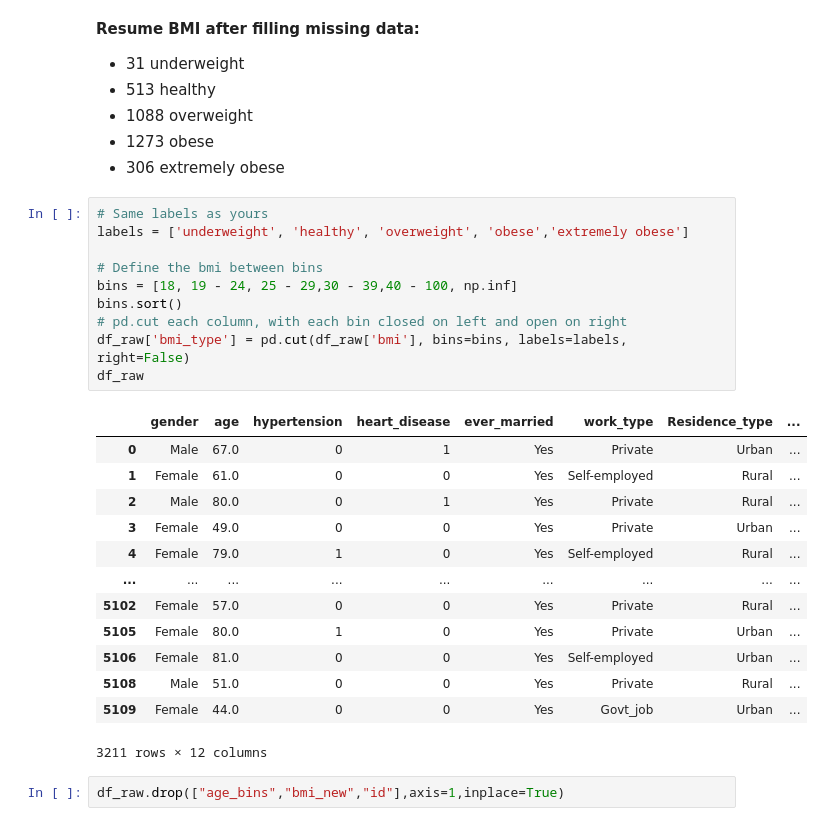
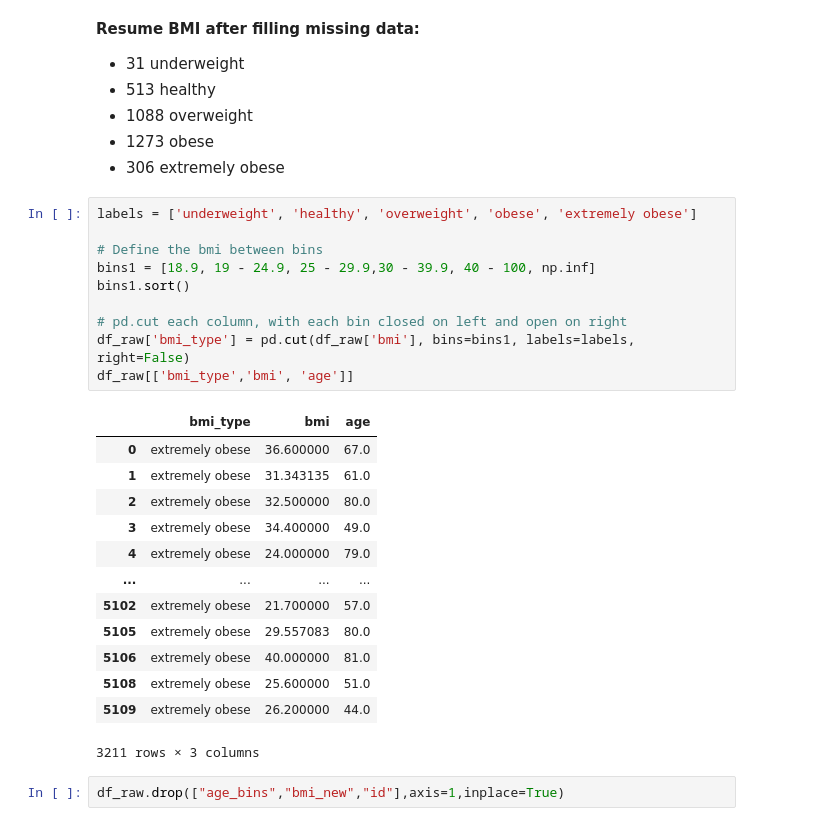
Before and after one commit to marfurt1/proyecto-final-stroke, a Jupyter notebook: src/Proyecto_final_grupo6.ipynb, the cells around one changed output. Cells and saved outputs as stored; diff of their text form.

```diff
--- a/src/Proyecto_final_grupo6.ipynb
+++ b/src/Proyecto_final_grupo6.ipynb
@@ -559,29 +560,29 @@ df_raw[df_raw['bmi']>= 40].shape
 - 1273 obese
 -  306 extremely obese
 # %%
-# Same labels as yours
-labels = ['underweight', 'healthy', 'overweight', 'obese','extremely obese']
+labels = ['underweight', 'healthy', 'overweight', 'obese', 'extremely obese']
 
 # Define the bmi between bins
-bins = [18, 19 - 24, 25 - 29,30 - 39,40 - 100, np.inf]
-bins.sort()
+bins1 = [18.9, 19 - 24.9, 25 - 29.9,30 - 39.9, 40 - 100, np.inf]
+bins1.sort()
+
 # pd.cut each column, with each bin closed on left and open on right
-df_raw['bmi_type'] = pd.cut(df_raw['bmi'], bins=bins, labels=labels, right=False)
-df_raw
+df_raw['bmi_type'] = pd.cut(df_raw['bmi'], bins=bins1, labels=labels, right=False)
+df_raw[['bmi_type','bmi', 'age']]
 # %% [output]
-|  | gender | age | hypertension | heart_disease | ever_married | work_type | Residence_type | ... |
-| 0 | Male | 67.0 | 0 | 1 | Yes | Private | Urban | ... |
-| 1 | Female | 61.0 | 0 | 0 | Yes | Self-employed | Rural | ... |
-| 2 | Male | 80.0 | 0 | 1 | Yes | Private | Rural | ... |
-| 3 | Female | 49.0 | 0 | 0 | Yes | Private | Urban | ... |
-| 4 | Female | 79.0 | 1 | 0 | Yes | Self-employed | Rural | ... |
-| ... | ... | ... | ... | ... | ... | ... | ... | ... |
-| 5102 | Female | 57.0 | 0 | 0 | Yes | Private | Rural | ... |
-| 5105 | Female | 80.0 | 1 | 0 | Yes | Private | Urban | ... |
-| 5106 | Female | 81.0 | 0 | 0 | Yes | Self-employed | Urban | ... |
-| 5108 | Male | 51.0 | 0 | 0 | Yes | Private | Rural | ... |
-| 5109 | Female | 44.0 | 0 | 0 | Yes | Govt_job | Urban | ... |
+|  | bmi_type | bmi | age |
+| 0 | extremely obese | 36.600000 | 67.0 |
+| 1 | extremely obese | 31.343135 | 61.0 |
+| 2 | extremely obese | 32.500000 | 80.0 |
+| 3 | extremely obese | 34.400000 | 49.0 |
+| 4 | extremely obese | 24.000000 | 79.0 |
+| ... | ... | ... | ... |
+| 5102 | extremely obese | 21.700000 | 57.0 |
+| 5105 | extremely obese | 29.557083 | 80.0 |
+| 5106 | extremely obese | 40.000000 | 81.0 |
+| 5108 | extremely obese | 25.600000 | 51.0 |
+| 5109 | extremely obese | 26.200000 | 44.0 |
-3211 rows × 12 columns
+3211 rows × 3 columns
 # %%
 df_raw.drop(["age_bins","bmi_new","id"],axis=1,inplace=True)
 # %% [markdown]
```
Also changed, not shown: parts of 6 cells of this notebook.
